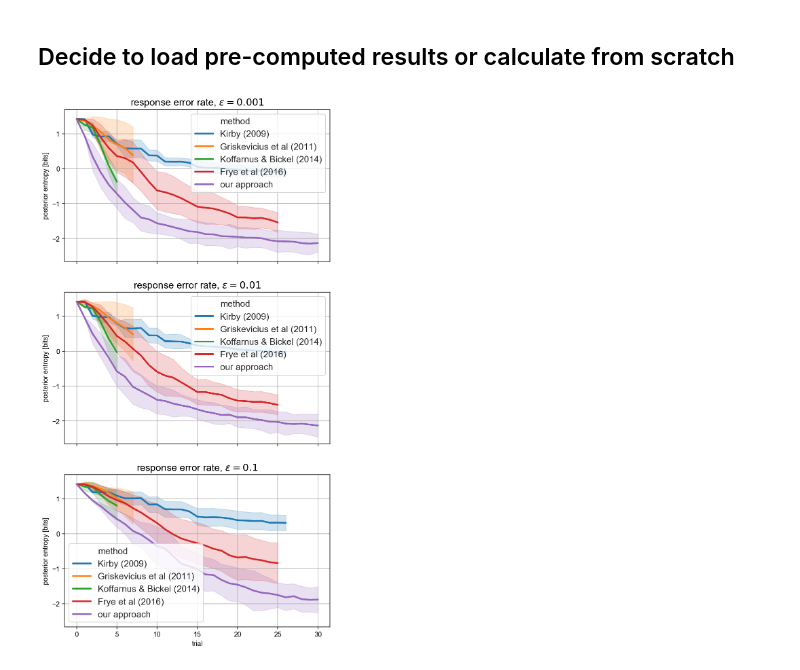
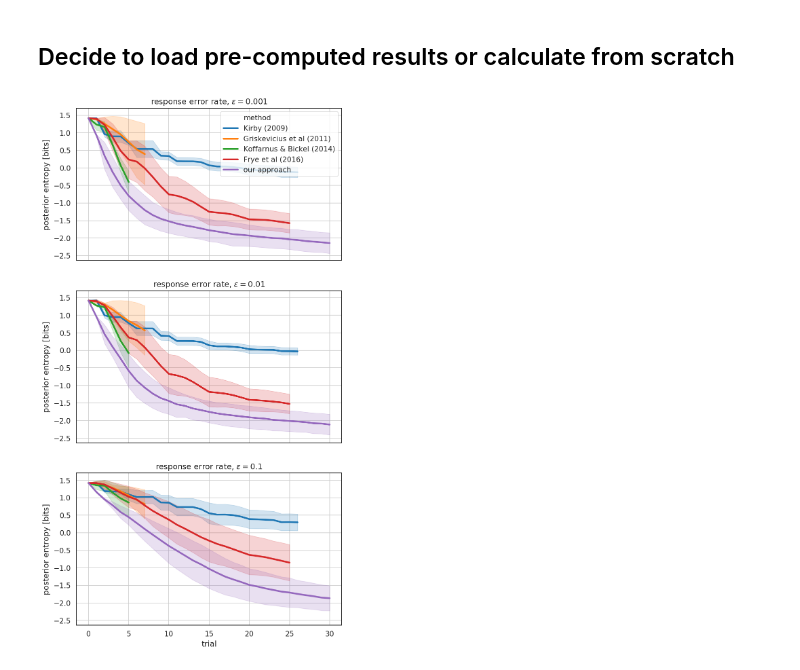
Before and after one commit to drbenvincent/darc_toolbox, a Jupyter notebook: dev/figure - posterior entropy epsilon.ipynb, the cells around one changed output. Saved outputs shown, nothing was run; the diff lists cells and outputs as text; code cells hidden in the pictures.

```diff
--- a/dev/figure - posterior entropy epsilon.ipynb
+++ b/dev/figure - posterior entropy epsilon.ipynb
@@ -130,10 +130,10 @@ def calculate(true_params=pd.DataFrame.from_dict({'logk': [-4], 'α': [2]}),
 # %% [markdown]
 ## Define plot function
 # %%
-def plot_results(all_results, fig_save_name='posterior_entropy_reduction_epsilon_levels.pdf'):
+def plot_results(all_results, save_name=None):
     fig, ax = plt.subplots(3, 1, figsize=(7, 14), sharex=True, sharey=True)
-    sns.set_style("ticks")
-    sns.set_context("notebook", font_scale=1.2, rc={"lines.linewidth": 2.5})
+    sns.set_style("white", {'font.sans-serif': 'DejaVu Sans'})
+    sns.set_context("paper", font_scale=1.2, rc={"lines.linewidth": 2.5})
 
     epsilon_list = pd.unique(all_results['epsilon'])
 
@@ -144,18 +144,23 @@ def plot_results(all_results, fig_save_name='posterior_entropy_reduction_epsilon
         ax[i].set_title(f"response error rate, $\epsilon = {ϵ}$")
         ax[i].grid(True)
 
-    fig.savefig(fig_save_name, bbox_inches='tight')
+        if i in [1, 2]:
+            ax[i].get_legend().remove()
+
+    if save_name is not None:
+        fig.savefig(save_name, bbox_inches='tight')
 # %% [markdown]
 ## Decide to load pre-computed results or calculate from scratch
 # %%
-filename = 'posterior_entropy_with_epsilon_results.csv'
+filename = 'posterior_entropy_with_epsilon_results500.csv'
 
 try:
-    all_results = pd.read_csv(filename)
+    results = pd.read_csv(filename)
 except:
-    all_results = calculate(N_SIMULATIONS = 50)
-    all_results.to_csv(filename)
+    results = calculate(N_SIMULATIONS = 500)
+    results.to_csv(filename)
 
-plot_results(all_results)
+plot_results(results,
+             save_name='posterior_entropy_reduction_epsilon_levels.pdf')
 # %% [output]
-[figure, old version]
+[figure, new version]
```
Also changed, not shown: 5 other files.
